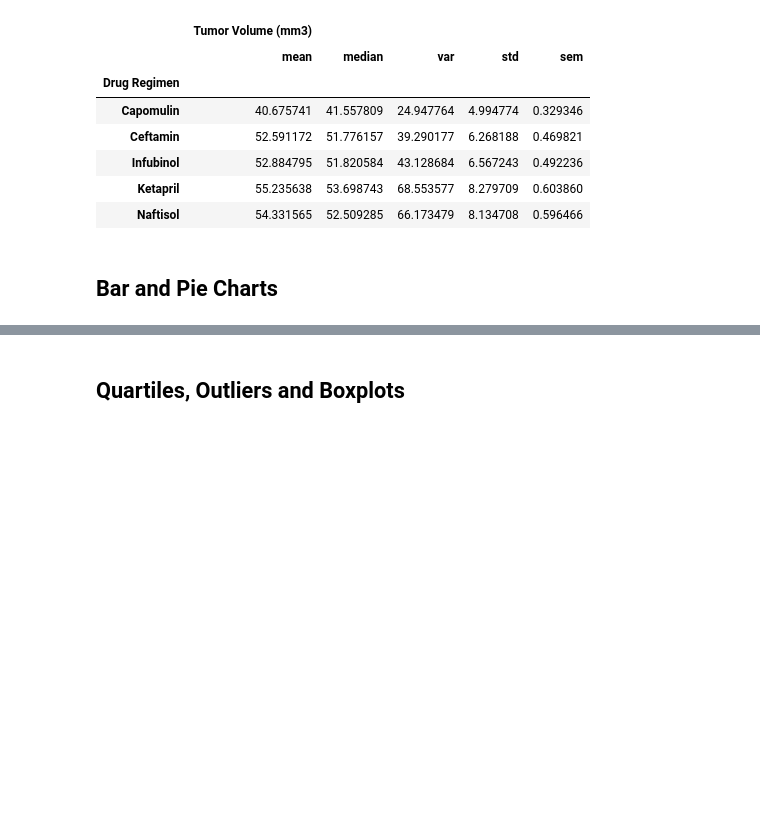
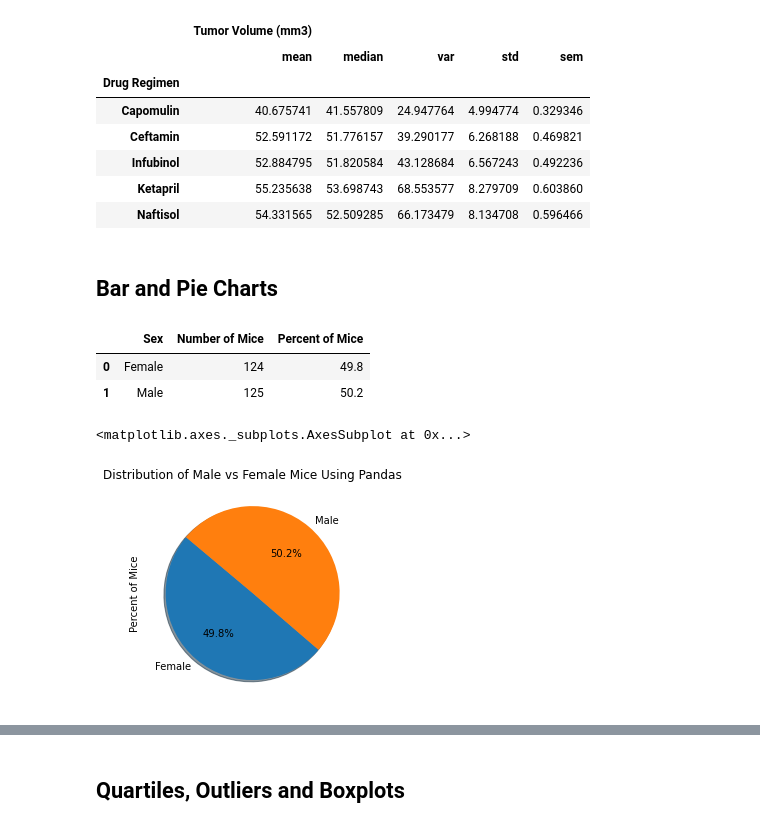
Before and after one commit to eukestad/Pymaceuticals-Capomulin-Review, a Jupyter notebook: Pymaceuticals/pymaceuticals_starter.ipynb, the cells around one changed output, grey strips where cells are left out. Drawn from its saved outputs; the diff is of its cells as text; code cells hidden in the pictures; blank space fills up the shorter version.

Commit message:
saving pie charts

```diff
--- a/Pymaceuticals/pymaceuticals_starter.ipynb
+++ b/Pymaceuticals/pymaceuticals_starter.ipynb
@@ -137,5 +137,22 @@ regimenGroupsAgg.head()
 # Generate a bar plot showing the total number of measurements taken on each drug regimen using pandas.
 # %%
 # Generate a bar plot showing the total number of measurements taken on each drug regimen using pyplot.
+# %%
+#Get Distribution of female vs male mice
+mouseGender = cleanedData.groupby(by="Sex", as_index=False).agg({"Mouse ID": pd.Series.nunique})
+mouseGender.columns = ["Sex","Number of Mice"]
+mouseGender["Percent of Mice"] = round((mouseGender["Number of Mice"]/cleanMouseCount)*100,2)
+mouseGender.head()
+# %% [output]
+|  | Sex | Number of Mice | Percent of Mice |
+| 0 | Female | 124 | 49.8 |
+| 1 | Male | 125 | 50.2 |
 # %%
 # Generate a pie plot showing the distribution of female versus male mice using pandas
+pandasGender = mouseGender[["Sex","Percent of Mice"]]
+pandasGender = pandasGender.set_index("Sex")
+pandasGender.plot.pie(y='Percent of Mice', title="Distribution of Male vs Female Mice Using Pandas", legend=False, \
+                   autopct='%1.1f%%',shadow = True, startangle = 140)
+# %% [output]
+<matplotlib.axes._subplots.AxesSubplot at 0x...>
+[figure, added]
```
Also changed, not shown: parts of 2 cells of this notebook.
